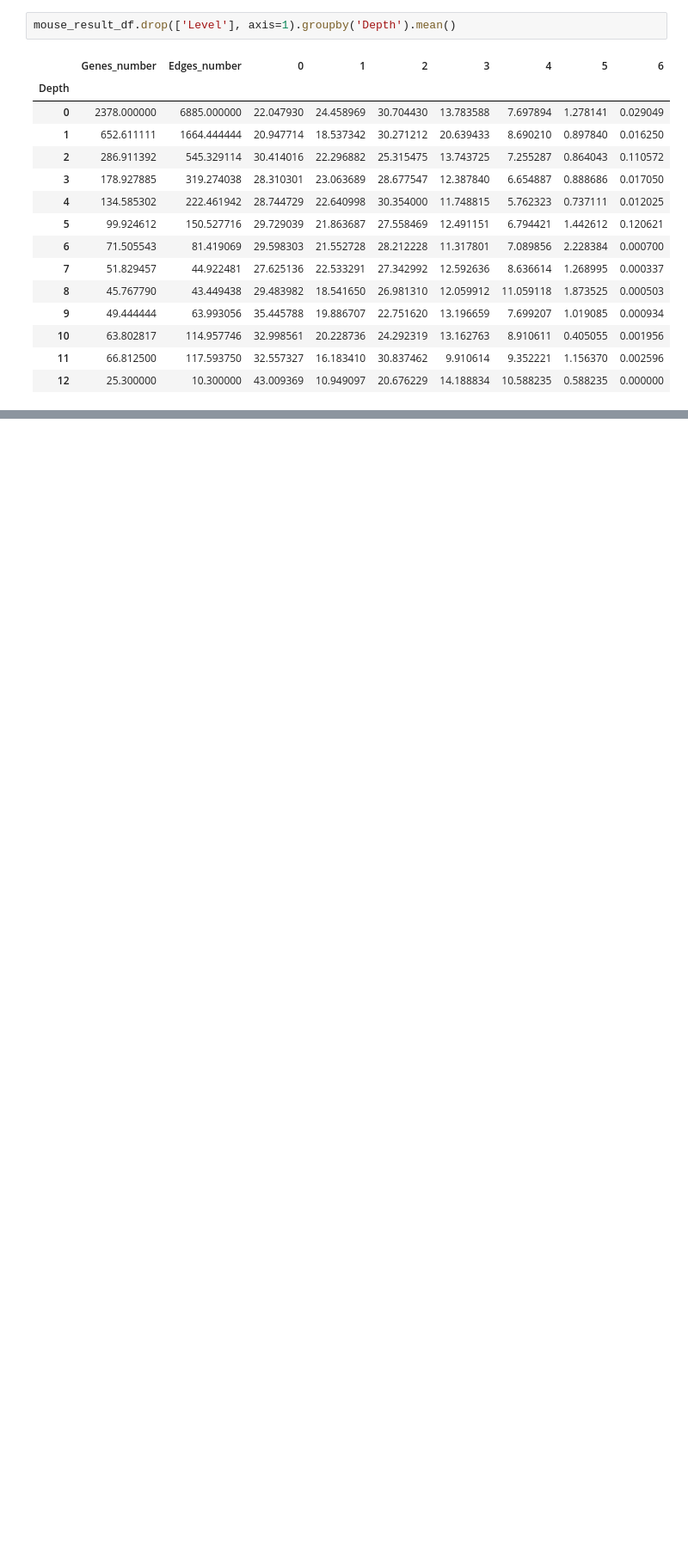
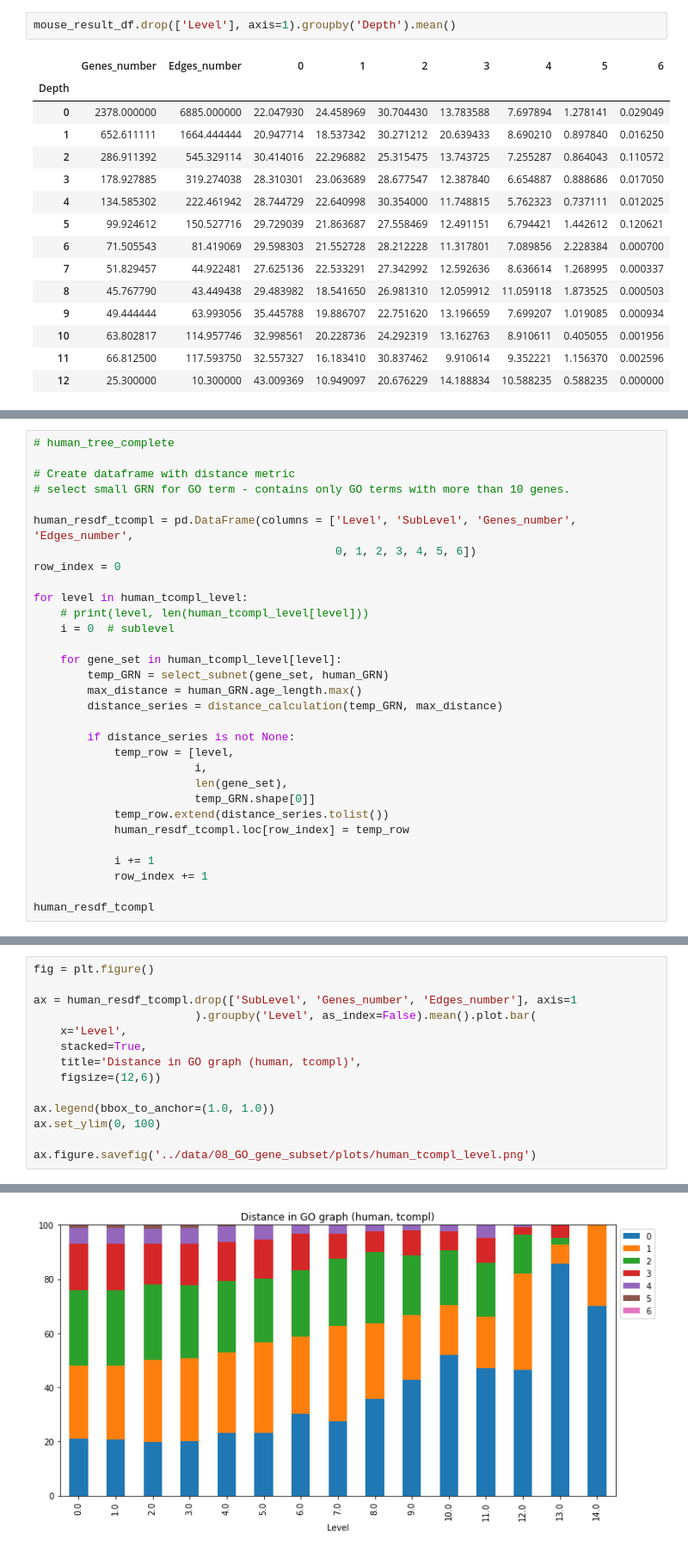
Before and after one commit to Freddsle/age_patterns, a Jupyter notebook: code/08_GOgraph_iter.ipynb, the cells around one changed output, grey strips where cells are left out. Shown at 86% size. Cells and saved outputs as stored; diff of their text form; blank space fills up the shorter version.

Commit message:
GoSemSim clastering + gene age results

```diff
--- a/code/08_GOgraph_iter.ipynb
+++ b/code/08_GOgraph_iter.ipynb
@@ -653,0 +725,31 @@ ax.figure.savefig('../data/08_GO_gene_subset/plots/hmouse_depth.png')
+# %%
+# human_tree_complete
+
+# Create dataframe with distance metric
+# select small GRN for GO term - сontains only GO terms with more than 10 genes.
+
+human_resdf_tcompl = pd.DataFrame(columns = ['Level', 'SubLevel', 'Genes_number', 'Edges_number',
+                                             0, 1, 2, 3, 4, 5, 6])
+row_index = 0
+
+for level in human_tcompl_level:
+    # print(level, len(human_tcompl_level[level]))
+    i = 0  # sublevel
+
+    for gene_set in human_tcompl_level[level]:
+        temp_GRN = select_subnet(gene_set, human_GRN)
+        max_distance = human_GRN.age_length.max()
+        distance_series = distance_calculation(temp_GRN, max_distance)
+
+        if distance_series is not None:
+            temp_row = [level,
+                        i,
+                        len(gene_set),
+                        temp_GRN.shape[0]]
+            temp_row.extend(distance_series.tolist())
+            human_resdf_tcompl.loc[row_index] = temp_row
+
+            i += 1
+            row_index += 1
+
+human_resdf_tcompl
@@ -653,0 +916,15 @@ ax.figure.savefig('../data/08_GO_gene_subset/plots/hmouse_depth.png')
+# %%
+fig = plt.figure()
+
+ax = human_resdf_tcompl.drop(['SubLevel', 'Genes_number', 'Edges_number'], axis=1
+                        ).groupby('Level', as_index=False).mean().plot.bar(
+    x='Level',
+    stacked=True,
+    title='Distance in GO graph (human, tcompl)',
+    figsize=(12,6))
+
+ax.legend(bbox_to_anchor=(1.0, 1.0))
+ax.set_ylim(0, 100)
+
+ax.figure.savefig('../data/08_GO_gene_subset/plots/human_tcompl_level.png')
+# %% [output]
@@ -653,0 +932 @@ ax.figure.savefig('../data/08_GO_gene_subset/plots/hmouse_depth.png')
+[figure, added]
```
Also changed, not shown: parts of 60 cells of this notebook, 13 other files.
